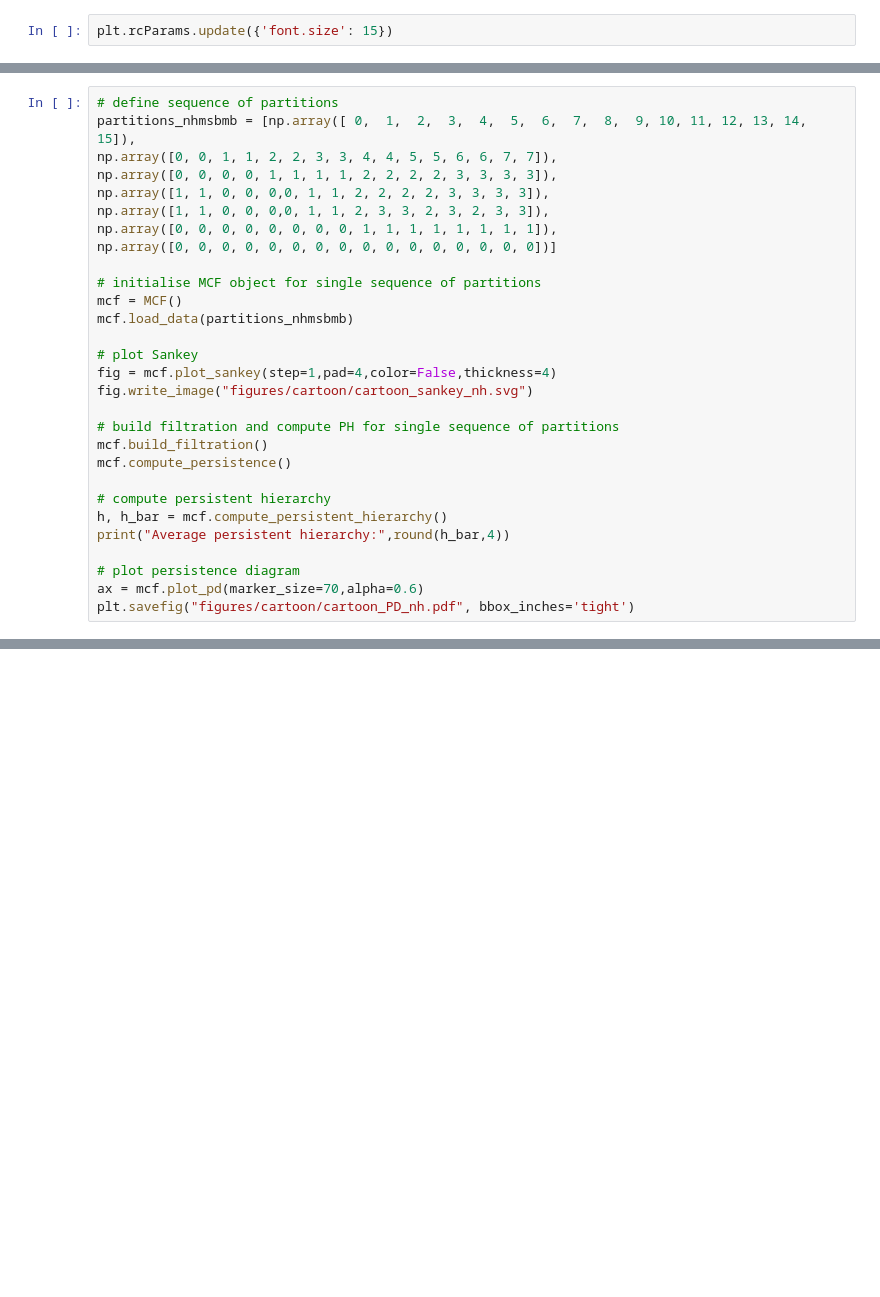
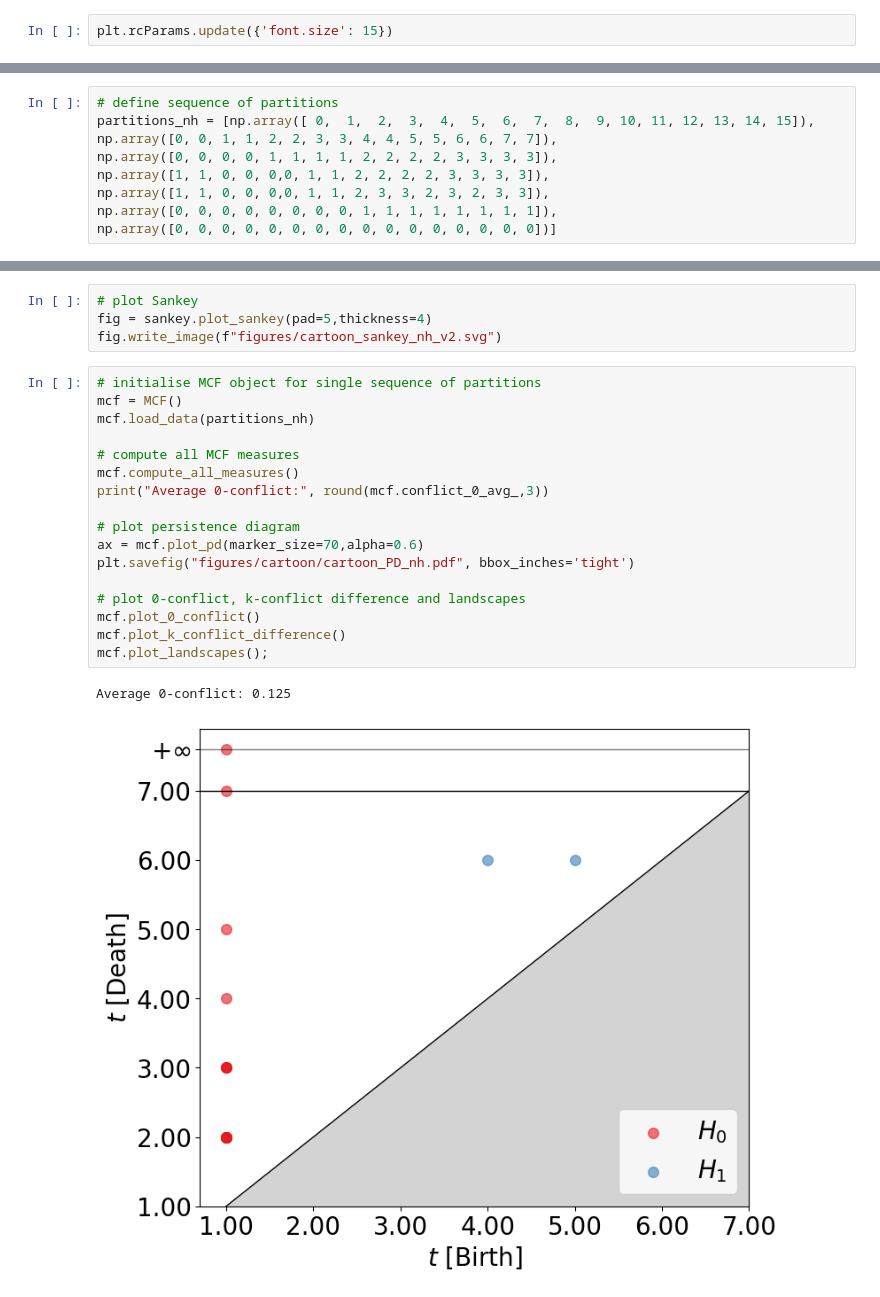
Before and after one commit to barahona-research-group/MCF, a Jupyter notebook: experiments/mcf_cartoon.ipynb, the cells around one changed output, grey strips where cells are left out. Saved outputs shown, nothing was run; the diff lists cells and outputs as text; blank space fills up the shorter version.

```diff
--- a/experiments/mcf_cartoon.ipynb
+++ b/experiments/mcf_cartoon.ipynb
@@ -45,29 +110,9 @@ Average persistent hierarchy: 1.0
 # %%
 # define sequence of partitions
-partitions_nhmsbmb = [np.array([ 0,  1,  2,  3,  4,  5,  6,  7,  8,  9, 10, 11, 12, 13, 14, 15]),
+partitions_nh = [np.array([ 0,  1,  2,  3,  4,  5,  6,  7,  8,  9, 10, 11, 12, 13, 14, 15]),
 np.array([0, 0, 1, 1, 2, 2, 3, 3, 4, 4, 5, 5, 6, 6, 7, 7]),
 np.array([0, 0, 0, 0, 1, 1, 1, 1, 2, 2, 2, 2, 3, 3, 3, 3]),
 np.array([1, 1, 0, 0, 0,0, 1, 1, 2, 2, 2, 2, 3, 3, 3, 3]),
 np.array([1, 1, 0, 0, 0,0, 1, 1, 2, 3, 3, 2, 3, 2, 3, 3]),
 np.array([0, 0, 0, 0, 0, 0, 0, 0, 1, 1, 1, 1, 1, 1, 1, 1]),
 np.array([0, 0, 0, 0, 0, 0, 0, 0, 0, 0, 0, 0, 0, 0, 0, 0])]
-
-# initialise MCF object for single sequence of partitions
-mcf = MCF()
-mcf.load_data(partitions_nhmsbmb)
-
-# plot Sankey
-fig = mcf.plot_sankey(step=1,pad=4,color=False,thickness=4)
-fig.write_image("figures/cartoon/cartoon_sankey_nh.svg")
-
-# build filtration and compute PH for single sequence of partitions
-mcf.build_filtration()
-mcf.compute_persistence()
-
-# compute persistent hierarchy
-h, h_bar = mcf.compute_persistent_hierarchy()
-print("Average persistent hierarchy:",round(h_bar,4))
-
-# plot persistence diagram
-ax = mcf.plot_pd(marker_size=70,alpha=0.6)
-plt.savefig("figures/cartoon/cartoon_PD_nh.pdf", bbox_inches='tight')
@@ -76,0 +128,24 @@ Average persistent hierarchy: 0.875
+# %%
+# plot Sankey
+fig = sankey.plot_sankey(pad=5,thickness=4)
+fig.write_image(f"figures/cartoon_sankey_nh_v2.svg")
+# %%
+# initialise MCF object for single sequence of partitions
+mcf = MCF()
+mcf.load_data(partitions_nh)
+
+# compute all MCF measures
+mcf.compute_all_measures()
+print("Average 0-conflict:", round(mcf.conflict_0_avg_,3))
+
+# plot persistence diagram
+ax = mcf.plot_pd(marker_size=70,alpha=0.6)
+plt.savefig("figures/cartoon/cartoon_PD_nh.pdf", bbox_inches='tight')
+
+# plot 0-conflict, k-conflict difference and landscapes
+mcf.plot_0_conflict()
+mcf.plot_k_conflict_difference()
+mcf.plot_landscapes();
+# %% [output]
+Average 0-conflict: 0.125
+[figure, added]
```
Also changed, not shown: parts of 26 cells of this notebook, 1 other file.
